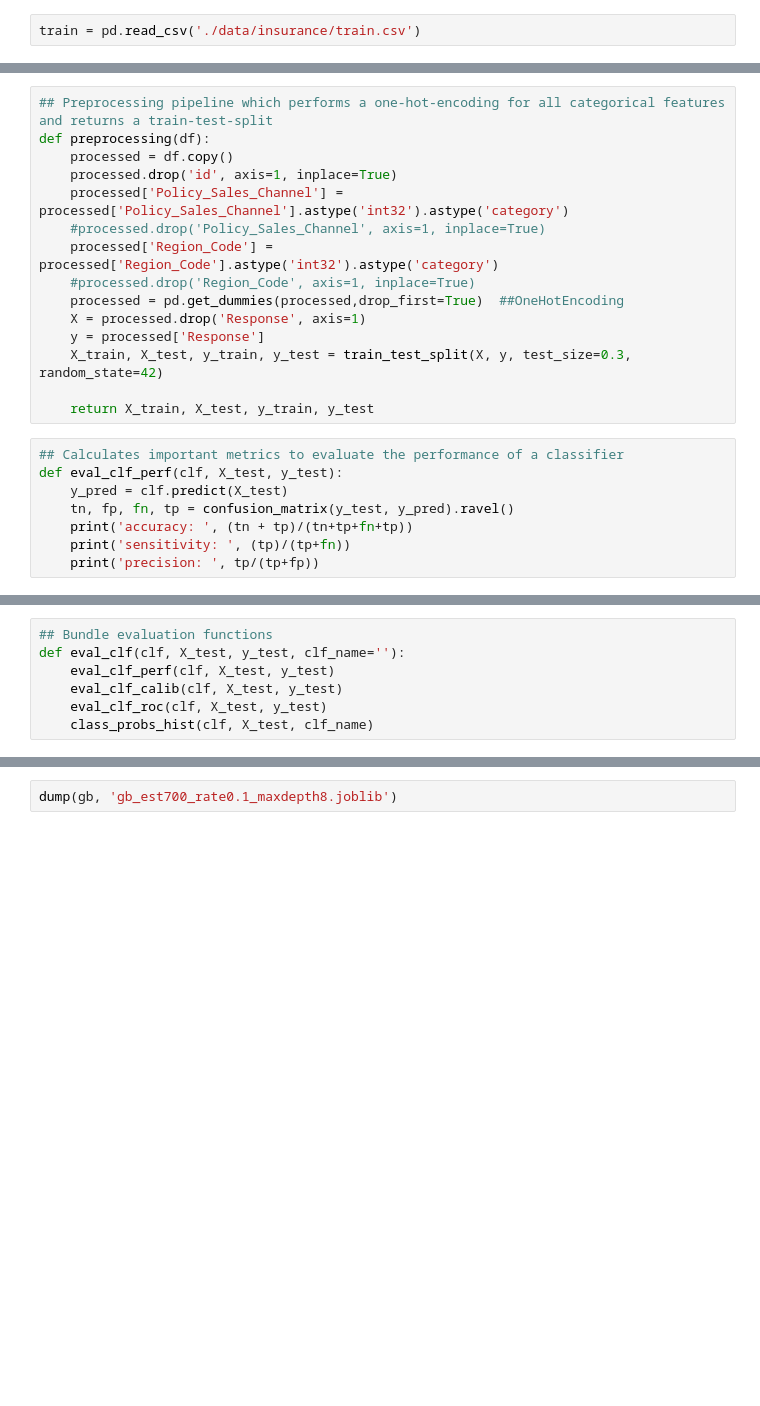
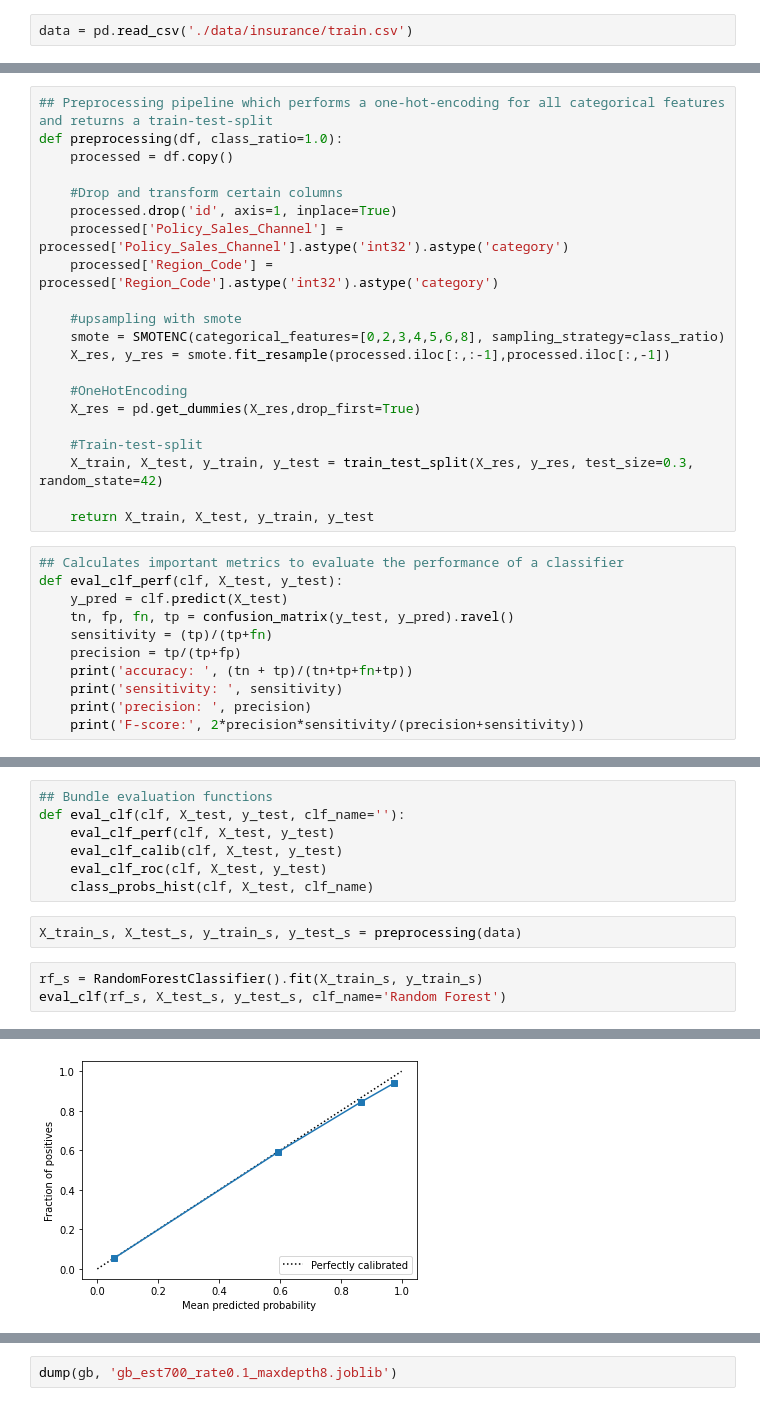
Before and after one commit to Johannes-Gross/business-analytics, a Jupyter notebook: insurance-jg.ipynb, the cells around one changed output, grey strips where cells are left out. Saved outputs shown, nothing was run; the diff lists cells and outputs as text; blank space fills up the shorter version.

Commit message:
tried out smote for the first time. works really good. finetuning needed.

```diff
--- a/insurance-jg.ipynb
+++ b/insurance-jg.ipynb
@@ -13,3 +14,3 @@ from joblib import dump, load
 # %%
-train = pd.read_csv('./data/insurance/train.csv')
+data = pd.read_csv('./data/insurance/train.csv')
 # %%
@@ -29,16 +32,22 @@ train[train['Response']==0].shape[0]/train.shape[0]
 # %%
 ## Preprocessing pipeline which performs a one-hot-encoding for all categorical features and returns a train-test-split
-def preprocessing(df):
+def preprocessing(df, class_ratio=1.0):
     processed = df.copy()
+
+    #Drop and transform certain columns
     processed.drop('id', axis=1, inplace=True)
     processed['Policy_Sales_Channel'] = processed['Policy_Sales_Channel'].astype('int32').astype('category')
-    #processed.drop('Policy_Sales_Channel', axis=1, inplace=True)
     processed['Region_Code'] = processed['Region_Code'].astype('int32').astype('category')
-    #processed.drop('Region_Code', axis=1, inplace=True)
-    processed = pd.get_dummies(processed,drop_first=True)  ##OneHotEncoding
-    X = processed.drop('Response', axis=1)
-    y = processed['Response']
-    X_train, X_test, y_train, y_test = train_test_split(X, y, test_size=0.3, random_state=42)
+
+    #upsampling with smote
+    smote = SMOTENC(categorical_features=[0,2,3,4,5,6,8], sampling_strategy=class_ratio)
+    X_res, y_res = smote.fit_resample(processed.iloc[:,:-1],processed.iloc[:,-1])
+
+    #OneHotEncoding
+    X_res = pd.get_dummies(X_res,drop_first=True)
+
+    #Train-test-split
+    X_train, X_test, y_train, y_test = train_test_split(X_res, y_res, test_size=0.3, random_state=42)
 
     return X_train, X_test, y_train, y_test
 # %%
@@ -46,9 +55,12 @@ def preprocessing(df):
 def eval_clf_perf(clf, X_test, y_test):
     y_pred = clf.predict(X_test)
     tn, fp, fn, tp = confusion_matrix(y_test, y_pred).ravel()
+    sensitivity = (tp)/(tp+fn)
+    precision = tp/(tp+fp)
     print('accuracy: ', (tn + tp)/(tn+tp+fn+tp))
-    print('sensitivity: ', (tp)/(tp+fn))
-    print('precision: ', tp/(tp+fp))
+    print('sensitivity: ', sensitivity)
+    print('precision: ', precision)
+    print('F-score:', 2*precision*sensitivity/(precision+sensitivity))
 # %%
 ## Displays the calibration curve which helps to evaluate how close the predicted class probabilities correspond to actual probabilites
 def eval_clf_calib(clf, X_test, y_test, clf_name=''):
@@ -79,3 +91,9 @@ def eval_clf(clf, X_test, y_test, clf_name=''):
     eval_clf_calib(clf, X_test, y_test)
     eval_clf_roc(clf, X_test, y_test)
     class_probs_hist(clf, X_test, clf_name)
+# %%
+X_train_s, X_test_s, y_train_s, y_test_s = preprocessing(data)
+# %%
+rf_s = RandomForestClassifier().fit(X_train_s, y_train_s)
+eval_clf(rf_s, X_test_s, y_test_s, clf_name='Random Forest')
+# %% [output]
@@ -81,0 +104 @@ def eval_clf(clf, X_test, y_test, clf_name=''):
+[figure, added]
```
Also changed, not shown: parts of 10 cells of this notebook, 1 other file.
